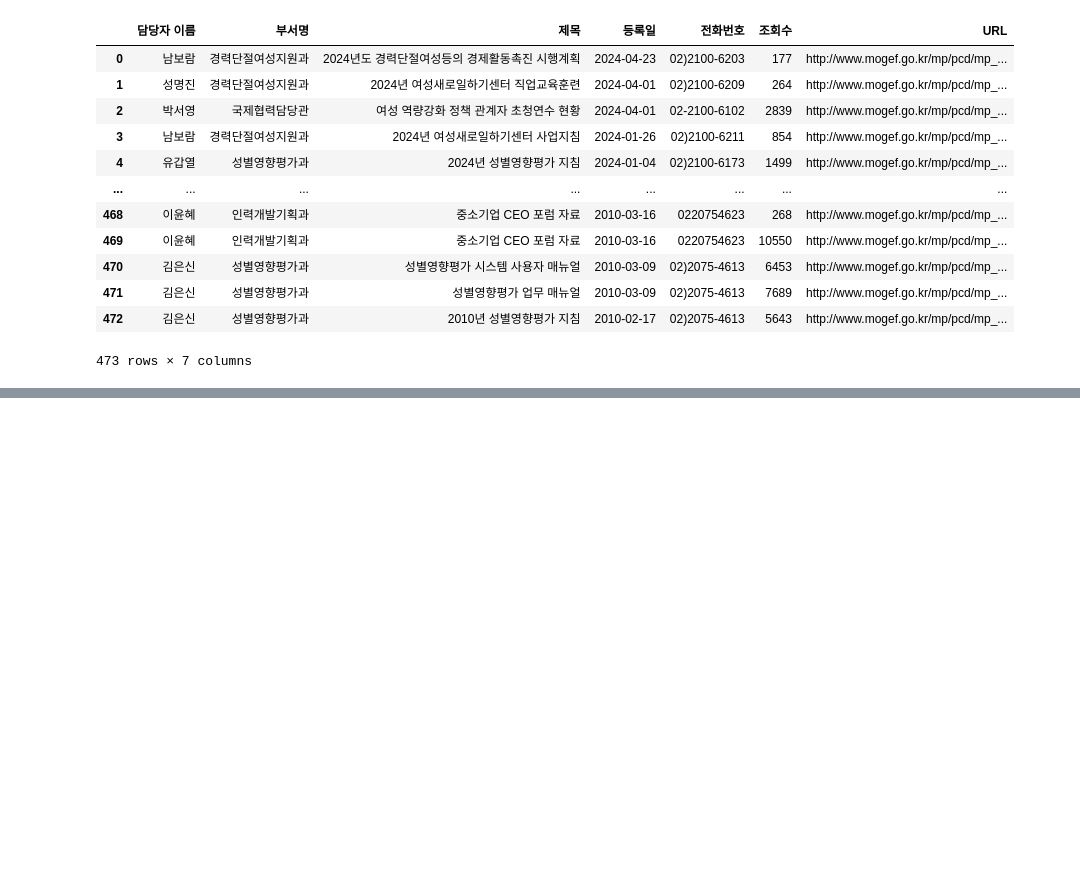
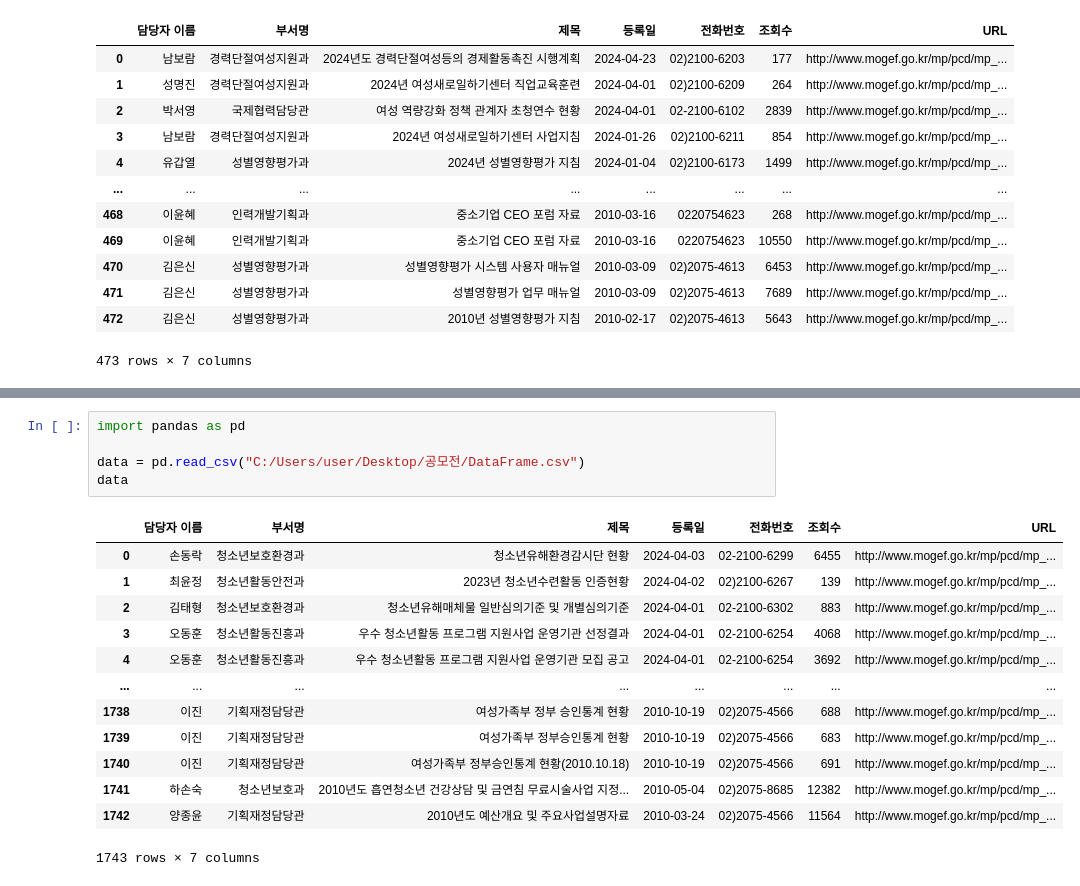
Before and after one commit to 99echoo/Public_data, a Jupyter notebook: 2024_충청북도_공공데이터_창업경진대회/OpenApi_여성가족부_정책자료_목록조회_서비스_가져오기.ipynb, the cells around one changed output, grey strips where cells are left out. Cells and saved outputs as stored; diff of their text form; blank space fills up the shorter version.

```diff
--- a/2024_충청북도_공공데이터_창업경진대회/OpenApi_여성가족부_정책자료_목록조회_서비스_가져오기.ipynb
+++ b/2024_충청북도_공공데이터_창업경진대회/OpenApi_여성가족부_정책자료_목록조회_서비스_가져오기.ipynb
@@ -92,0 +148,19 @@ data
+# %%
+import pandas as pd
+
+data = pd.read_csv("C:/Users/user/Desktop/공모전/DataFrame.csv")
+data
+# %% [output]
+|  | 담당자 이름 | 부서명 | 제목 | 등록일 | 전화번호 | 조회수 | URL |
+| 0 | 손동락 | 청소년보호환경과 | 청소년유해환경감시단 현황 | 2024-04-03 | 02-2100-6299 | 6455 | http://www.mogef.go.kr/mp/pcd/mp_... |
+| 1 | 최윤정 | 청소년활동안전과 | 2023년 청소년수련활동 인증현황 | 2024-04-02 | 02)2100-6267 | 139 | http://www.mogef.go.kr/mp/pcd/mp_... |
+| 2 | 김태형 | 청소년보호환경과 | 청소년유해매체물 일반심의기준 및 개별심의기준 | 2024-04-01 | 02-2100-6302 | 883 | http://www.mogef.go.kr/mp/pcd/mp_... |
+| 3 | 오동훈 | 청소년활동진흥과 | 우수 청소년활동 프로그램 지원사업 운영기관 선정결과 | 2024-04-01 | 02-2100-6254 | 4068 | http://www.mogef.go.kr/mp/pcd/mp_... |
+| 4 | 오동훈 | 청소년활동진흥과 | 우수 청소년활동 프로그램 지원사업 운영기관 모집 공고 | 2024-04-01 | 02-2100-6254 | 3692 | http://www.mogef.go.kr/mp/pcd/mp_... |
+| ... | ... | ... | ... | ... | ... | ... | ... |
+| 1738 | 이진 | 기획재정담당관 | 여성가족부 정부 승인통계 현황 | 2010-10-19 | 02)2075-4566 | 688 | http://www.mogef.go.kr/mp/pcd/mp_... |
+| 1739 | 이진 | 기획재정담당관 | 여성가족부 정부승인통계 현황 | 2010-10-19 | 02)2075-4566 | 683 | http://www.mogef.go.kr/mp/pcd/mp_... |
+| 1740 | 이진 | 기획재정담당관 | 여성가족부 정부승인통계 현황(2010.10.18) | 2010-10-19 | 02)2075-4566 | 691 | http://www.mogef.go.kr/mp/pcd/mp_... |
+| 1741 | 하손숙 | 청소년보호과 | 2010년도 흡연청소년 건강상담 및 금연침 무료시술사업 지정... | 2010-05-04 | 02)2075-8685 | 12382 | http://www.mogef.go.kr/mp/pcd/mp_... |
+| 1742 | 양종윤 | 기획재정담당관 | 2010년도 예산개요 및 주요사업설명자료 | 2010-03-24 | 02)2075-4566 | 11564 | http://www.mogef.go.kr/mp/pcd/mp_... |
+1743 rows × 7 columns
```
Also changed, not shown: parts of 6 cells of this notebook, 14 other files.
